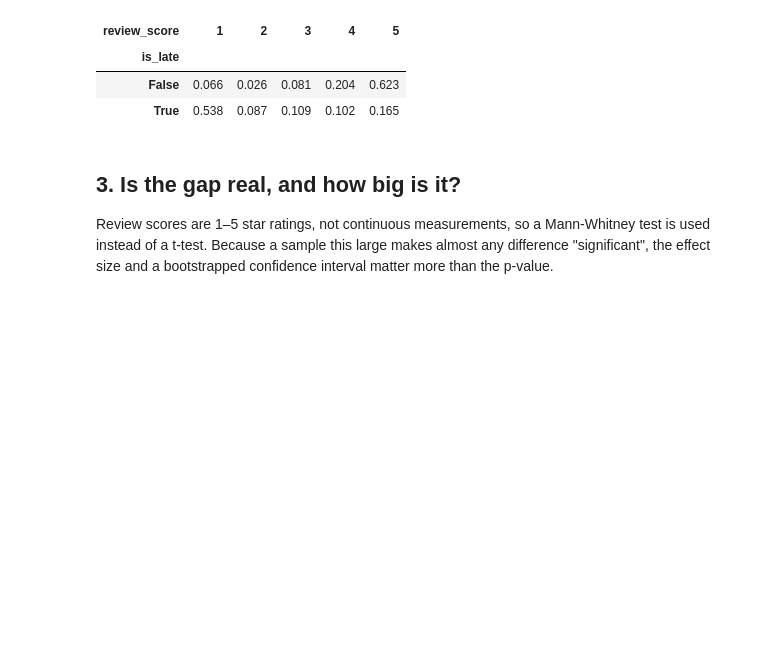
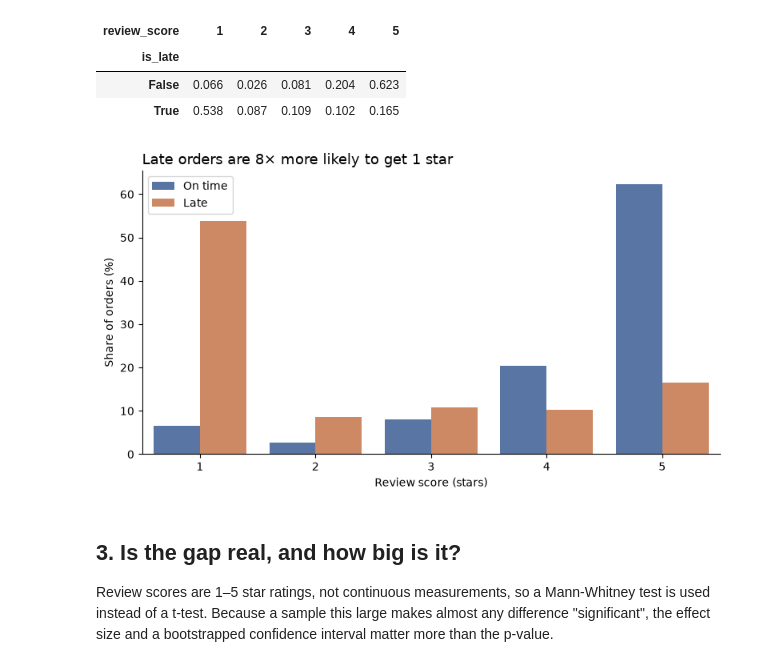
Before and after one commit to aschenbrennermatt-commits/olist-delivery-reviews, a Jupyter notebook: notebooks/01_statistics.ipynb, the cells around one changed output. Cells and saved outputs as stored; diff of their text form; code cells hidden in the pictures; blank space fills up the shorter version.

Commit message:
Step 4: add score distribution and shipping by region charts

```diff
--- a/notebooks/01_statistics.ipynb
+++ b/notebooks/01_statistics.ipynb
@@ -51,6 +51,27 @@ True      6381  2.27
 | is_late |  |  |  |  |  |
 | False | 0.066 | 0.026 | 0.081 | 0.204 | 0.623 |
 | True | 0.538 | 0.087 | 0.109 | 0.102 | 0.165 |
+# %%
+import matplotlib.pyplot as plt
+import seaborn as sns
+
+shares = (pd.crosstab(df["is_late"], df["review_score"], normalize="index") * 100)
+shares.index = shares.index.map({False: "On time", True: "Late"})
+plot_df = shares.reset_index().melt(id_vars="is_late", var_name="Stars", value_name="Share (%)")
+
+fig, ax = plt.subplots(figsize=(8, 4.5))
+sns.barplot(data=plot_df, x="Stars", y="Share (%)", hue="is_late",
+            palette={"On time": "#4C72B0", "Late": "#DD8452"}, ax=ax)
+ax.set_title("Late orders are 8× more likely to get 1 star", fontsize=13, loc="left")
+ax.set_xlabel("Review score (stars)")
+ax.set_ylabel("Share of orders (%)")
+ax.legend(title="")
+sns.despine()
+plt.tight_layout()
+plt.savefig("../figures/score_distribution.png", dpi=150)
+plt.show()
+# %% [output]
+[figure, added]
 # %% [markdown]
 ## 3. Is the gap real, and how big is it?
 Review scores are 1–5 star ratings, not continuous measurements, so a Mann-Whitney test is used
```
Also changed, not shown: parts of 1 cell of this notebook, 2 other files.
